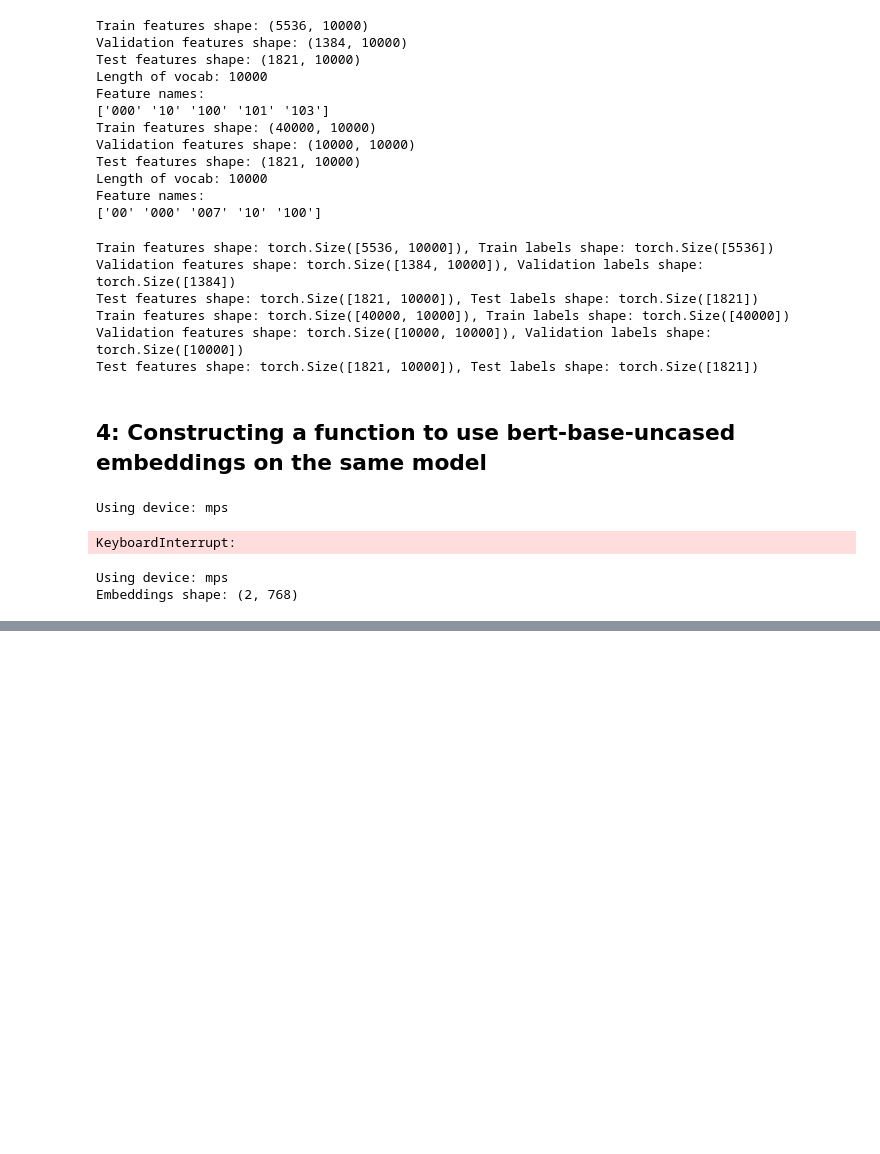
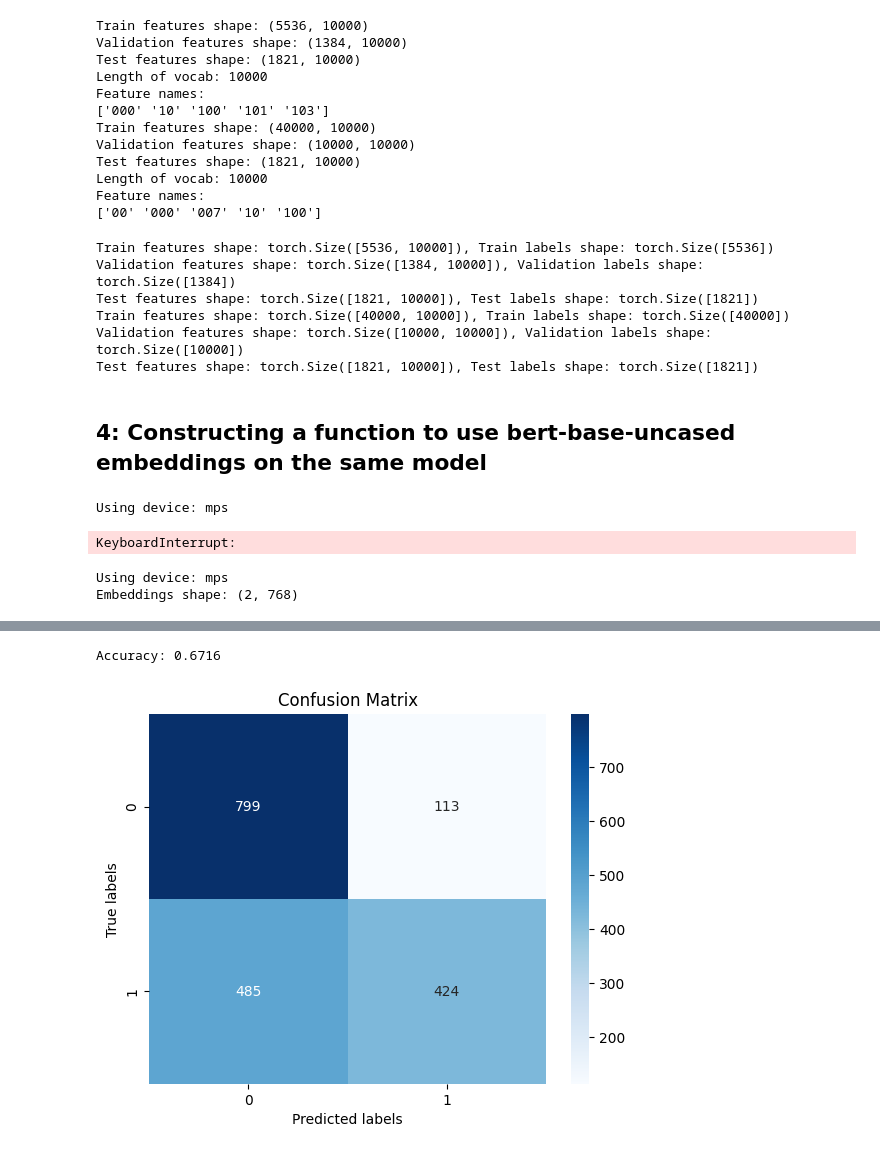
Before and after one commit to Praanshu101/Model_Checkpointing, a Jupyter notebook: Model_Checkpointing.ipynb, the cells around one changed output, grey strips where cells are left out. Drawn from its saved outputs; the diff is of its cells as text; code cells hidden in the pictures; blank space fills up the shorter version.

```diff
--- a/Model_Checkpointing.ipynb
+++ b/Model_Checkpointing.ipynb
@@ -512,0 +632,43 @@ optimizer.load_state_dict(checkpoint['optimizer_state_dict'])
+# %%
+# Load the best model
+with gzip.open("checkpoint_imdb.pt.gz", "rb") as f:
+    checkpoint = torch.load(f, map_location=torch.device('cpu'))
+
+model.load_state_dict(checkpoint['model_state_dict'])
+optimizer.load_state_dict(checkpoint['optimizer_state_dict'])
+# %%
+# Evaluate the model on the test set
+from sklearn.metrics import confusion_matrix
+from seaborn import heatmap
+import matplotlib.pyplot as plt
+
+model.eval()
+y_true = []
+y_pred = []
+
+with torch.no_grad():
+    for inputs, labels in test_loader:
+        inputs, labels = inputs.to(device).float(), labels.to(device).long()
+
+        # Forward pass
+        outputs = model(inputs)
+
+        # Accuracy calculation
+        _, predicted = torch.max(outputs, 1)
+        y_true.extend(labels.cpu().numpy())
+        y_pred.extend(predicted.cpu().numpy())
+
+# Print the accuracy
+accuracy = sum(np.array(y_true) == np.array(y_pred)) / len(y_true)
+print(f"Accuracy: {accuracy:.4f}")
+
+# Plot the confusion matrix
+cm = confusion_matrix(y_true, y_pred)
+heatmap(cm, annot=True, fmt='d', cmap='Blues')
+plt.xlabel('Predicted labels')
+plt.ylabel('True labels')
+plt.title('Confusion Matrix')
+plt.show()
+# %% [output]
+Accuracy: 0.6716
+[figure, added]
```
Also changed, not shown: parts of 4 cells of this notebook, 2 other files.
